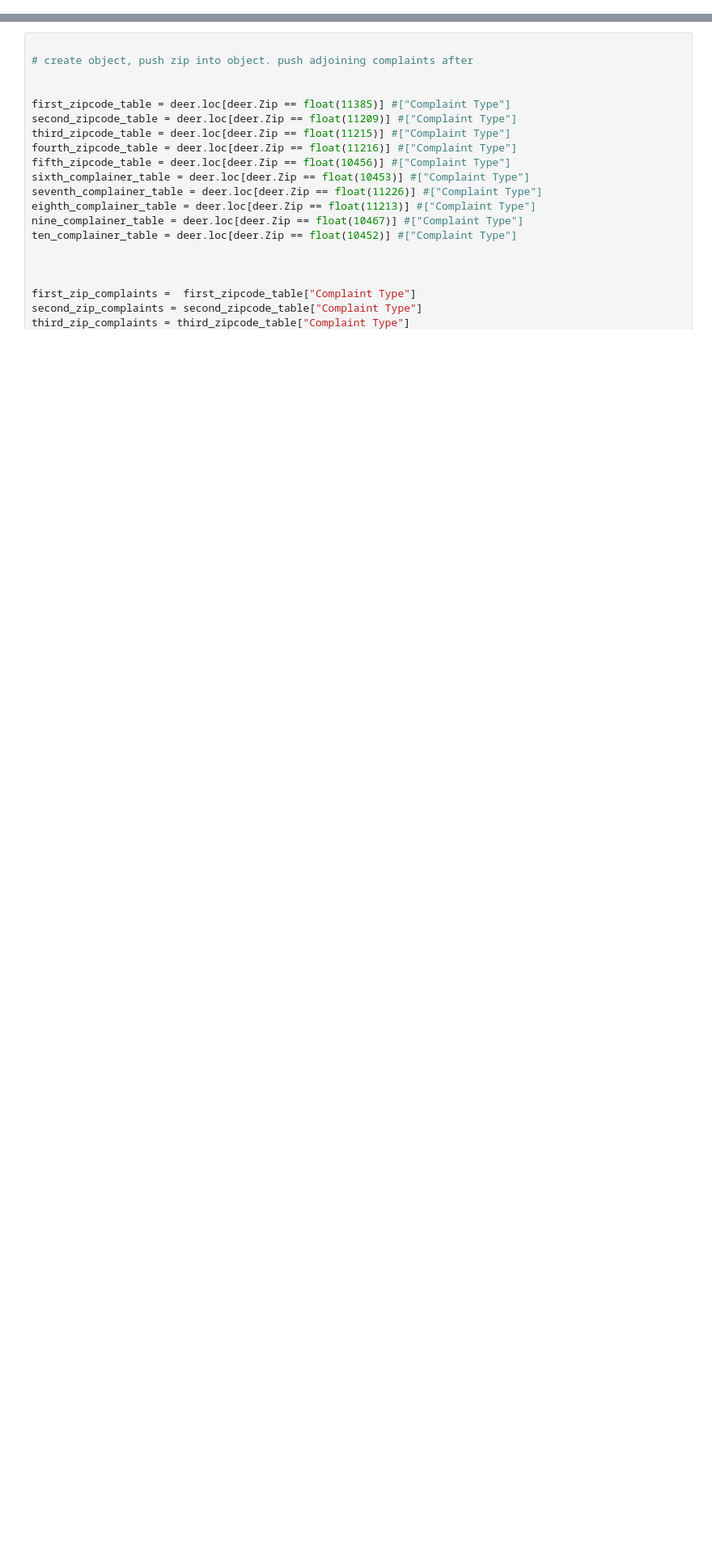
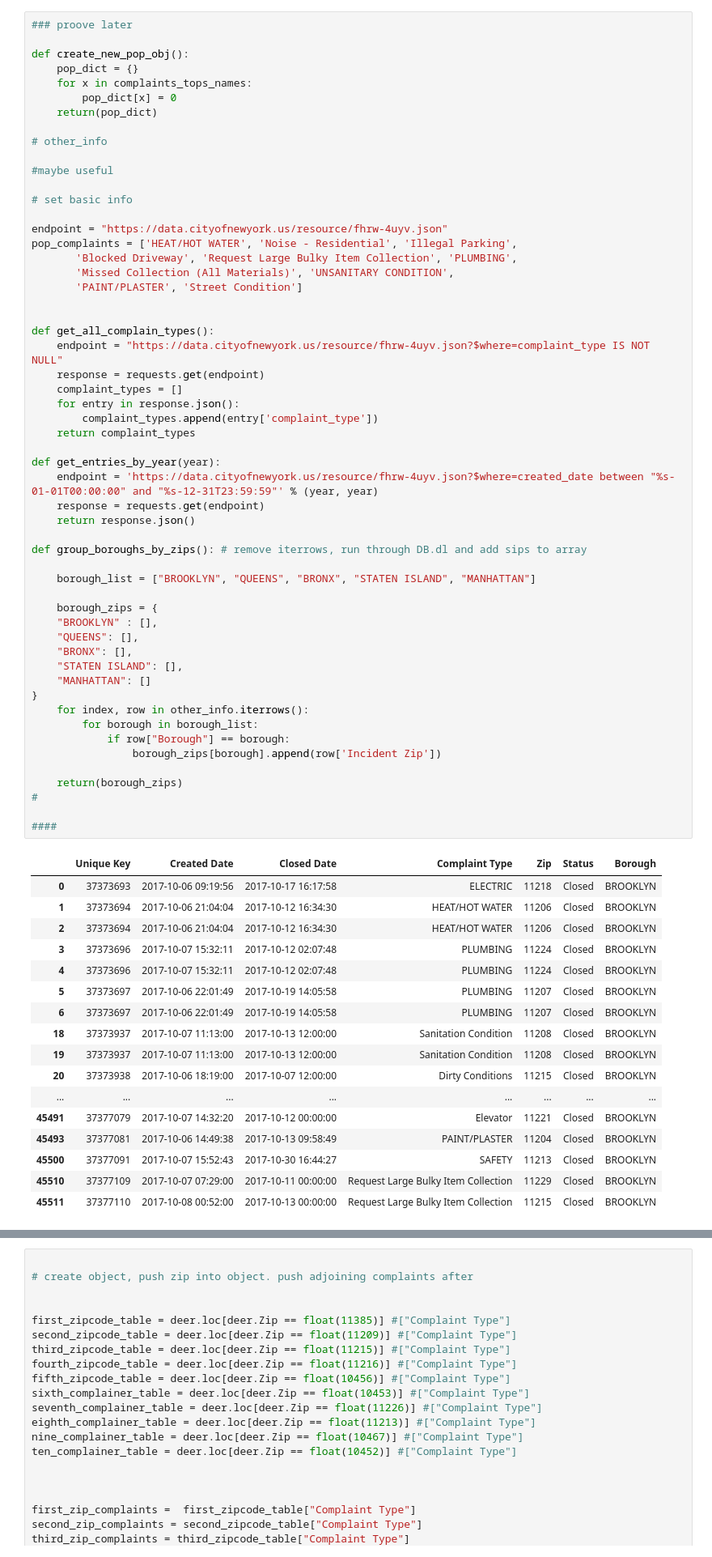
Before and after one commit to JoshDeiner/DBRS-Technical-Project-Josh-Deiner, a Jupyter notebook: running_coding/Population.ipynb, the cells around one changed output, grey strips where cells are left out. Shown at 81% size. Saved outputs shown, nothing was run; the diff lists cells and outputs as text; blank space fills up the shorter version.

```diff
--- a/running_coding/Population.ipynb
+++ b/running_coding/Population.ipynb
@@ -65,0 +37,73 @@ dtype: int64
+# %%
+### proove later
+
+def create_new_pop_obj():
+    pop_dict = {}
+    for x in complaints_tops_names:
+        pop_dict[x] = 0
+    return(pop_dict)
+
+# other_info
+
+#maybe useful
+
+# set basic info
+
+endpoint = "https://data.cityofnewyork.us/resource/fhrw-4uyv.json"
+pop_complaints = ['HEAT/HOT WATER', 'Noise - Residential', 'Illegal Parking',
+       'Blocked Driveway', 'Request Large Bulky Item Collection', 'PLUMBING',
+       'Missed Collection (All Materials)', 'UNSANITARY CONDITION',
+       'PAINT/PLASTER', 'Street Condition']
+
+
+def get_all_complain_types():
+	endpoint = "https://data.cityofnewyork.us/resource/fhrw-4uyv.json?$where=complaint_type IS NOT NULL"
+	response = requests.get(endpoint)
+	complaint_types = []
+	for entry in response.json():
+		complaint_types.append(entry['complaint_type'])
+	return complaint_types
+
+def get_entries_by_year(year):
+	endpoint = 'https://data.cityofnewyork.us/resource/fhrw-4uyv.json?$where=created_date between "%s-01-01T00:00:00" and "%s-12-31T23:59:59"' % (year, year)
+	response = requests.get(endpoint)
+	return response.json()
+
+def group_boroughs_by_zips(): # remove iterrows, run through DB.dl and add sips to array
+
+    borough_list = ["BROOKLYN", "QUEENS", "BRONX", "STATEN ISLAND", "MANHATTAN"]
+
+    borough_zips = {
+    "BROOKLYN" : [],
+    "QUEENS": [],
+    "BRONX": [],
+    "STATEN ISLAND": [],
+    "MANHATTAN": []
+}
+    for index, row in other_info.iterrows():
+        for borough in borough_list:
+            if row["Borough"] == borough:
+                borough_zips[borough].append(row['Incident Zip'])
+
+    return(borough_zips)
+#
+
+####
+# %% [output]
+|  | Unique Key | Created Date | Closed Date | Complaint Type | Zip | Status | Borough |
+| 0 | 37373693 | 2017-10-06 09:19:56 | 2017-10-17 16:17:58 | ELECTRIC | 11218 | Closed | BROOKLYN |
+| 1 | 37373694 | 2017-10-06 21:04:04 | 2017-10-12 16:34:30 | HEAT/HOT WATER | 11206 | Closed | BROOKLYN |
+| 2 | 37373694 | 2017-10-06 21:04:04 | 2017-10-12 16:34:30 | HEAT/HOT WATER | 11206 | Closed | BROOKLYN |
+| 3 | 37373696 | 2017-10-07 15:32:11 | 2017-10-12 02:07:48 | PLUMBING | 11224 | Closed | BROOKLYN |
+| 4 | 37373696 | 2017-10-07 15:32:11 | 2017-10-12 02:07:48 | PLUMBING | 11224 | Closed | BROOKLYN |
+| 5 | 37373697 | 2017-10-06 22:01:49 | 2017-10-19 14:05:58 | PLUMBING | 11207 | Closed | BROOKLYN |
+| 6 | 37373697 | 2017-10-06 22:01:49 | 2017-10-19 14:05:58 | PLUMBING | 11207 | Closed | BROOKLYN |
+| 18 | 37373937 | 2017-10-07 11:13:00 | 2017-10-13 12:00:00 | Sanitation Condition | 11208 | Closed | BROOKLYN |
+| 19 | 37373937 | 2017-10-07 11:13:00 | 2017-10-13 12:00:00 | Sanitation Condition | 11208 | Closed | BROOKLYN |
+| 20 | 37373938 | 2017-10-06 18:19:00 | 2017-10-07 12:00:00 | Dirty Conditions | 11215 | Closed | BROOKLYN |
+| ... | ... | ... | ... | ... | ... | ... | ... |
+| 45491 | 37377079 | 2017-10-07 14:32:20 | 2017-10-12 00:00:00 | Elevator | 11221 | Closed | BROOKLYN |
+| 45493 | 37377081 | 2017-10-06 14:49:38 | 2017-10-13 09:58:49 | PAINT/PLASTER | 11204 | Closed | BROOKLYN |
+| 45500 | 37377091 | 2017-10-07 15:52:43 | 2017-10-30 16:44:27 | SAFETY | 11213 | Closed | BROOKLYN |
+| 45510 | 37377109 | 2017-10-07 07:29:00 | 2017-10-11 00:00:00 | Request Large Bulky Item Collection | 11229 | Closed | BROOKLYN |
+| 45511 | 37377110 | 2017-10-08 00:52:00 | 2017-10-13 00:00:00 | Request Large Bulky Item Collection | 11215 | Closed | BROOKLYN |
```
Also changed, not shown: parts of 45 cells of this notebook.
